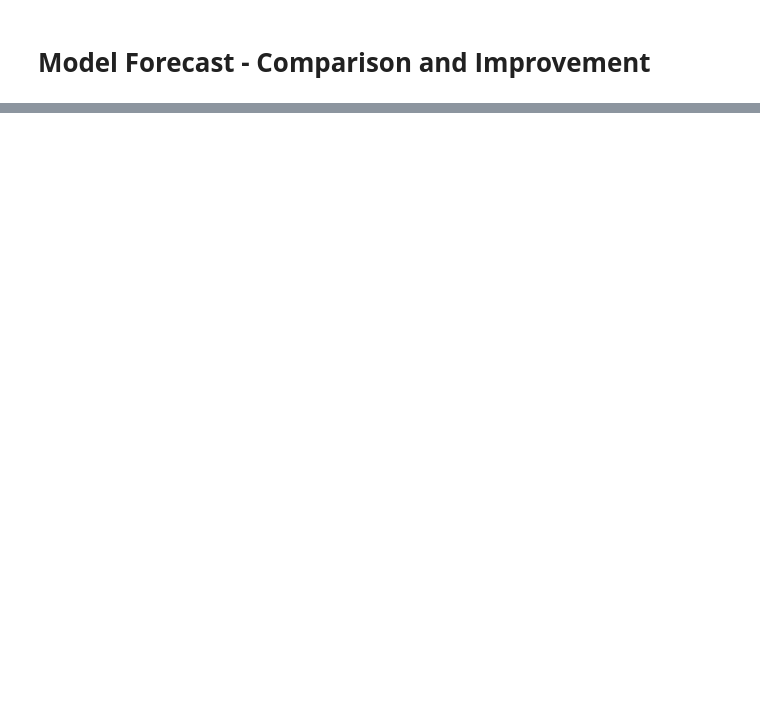
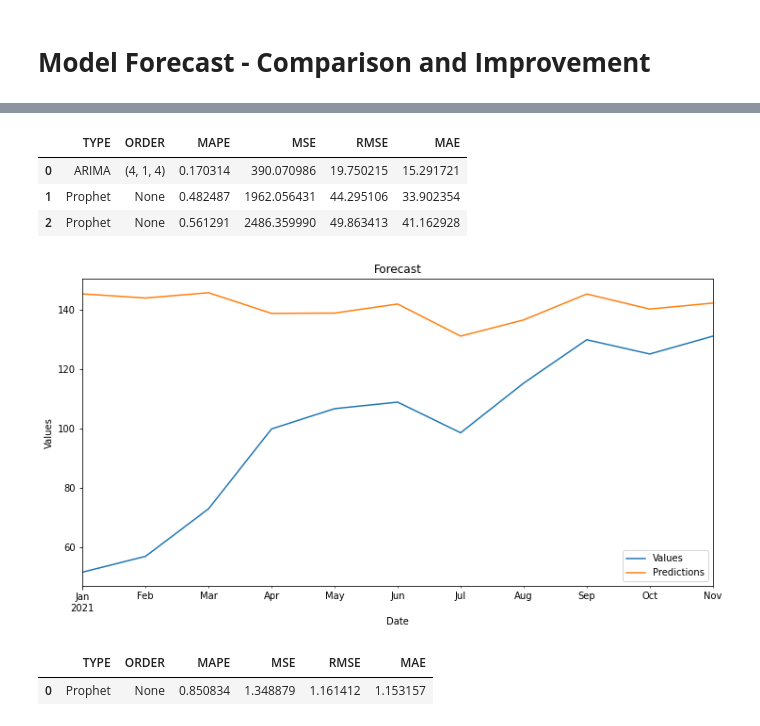
Before and after one commit to GautamKanagaraj/m_tech, a Jupyter notebook: Models/Final_model.ipynb, the cells around one changed output, grey strips where cells are left out. Saved outputs shown, nothing was run; the diff lists cells and outputs as text; code cells hidden in the pictures; blank space fills up the shorter version.

```diff
--- a/Models/Final_model.ipynb
+++ b/Models/Final_model.ipynb
@@ -197 +439,3 @@ def arima_plot(plot_df):
+# %%
+prophet_pred_df, metrics_df = prophet_base_model(df,metrics_df)
 # %%
@@ -229,2 +507,15 @@ def model_train_predict(input_df,params):
   forecast = m.predict(future)
   return m, forecast
+# %%
+metrics_df
+# %% [output]
+|  | TYPE | ORDER | MAPE | MSE | RMSE | MAE |
+| 0 | ARIMA | (4, 1, 4) | 0.170314 | 390.070986 | 19.750215 | 15.291721 |
+| 1 | Prophet | None | 0.482487 | 1962.056431 | 44.295106 | 33.902354 |
+| 2 | Prophet | None | 0.561291 | 2486.359990 | 49.863413 | 41.162928 |
+# %%
+test_df = arima_preprocess(prophet_pred_df)
+# %%
+pred_plot(test_df)
+# %% [output]
+[figure, added]
@@ -230,0 +531,5 @@ def model_train_predict(input_df,params):
+# %%
+metrics_df
+# %% [output]
+|  | TYPE | ORDER | MAPE | MSE | RMSE | MAE |
+| 0 | Prophet | None | 0.850834 | 1.348879 | 1.161412 | 1.153157 |
```
Also changed, not shown: parts of 55 cells of this notebook, 11 other files.
